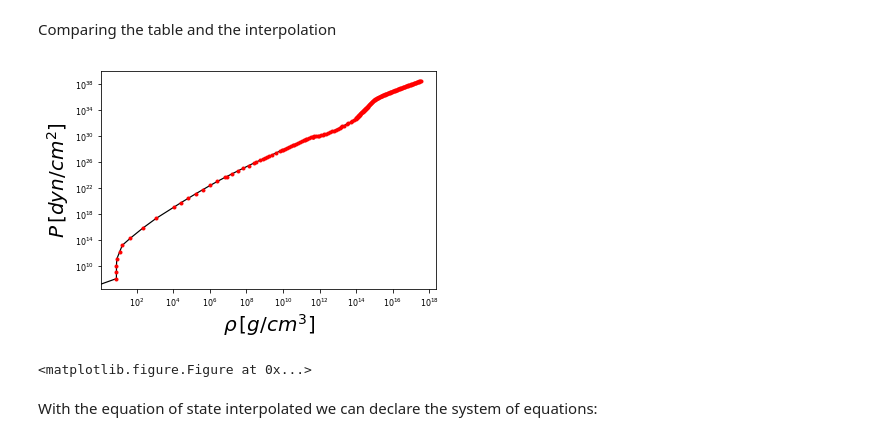
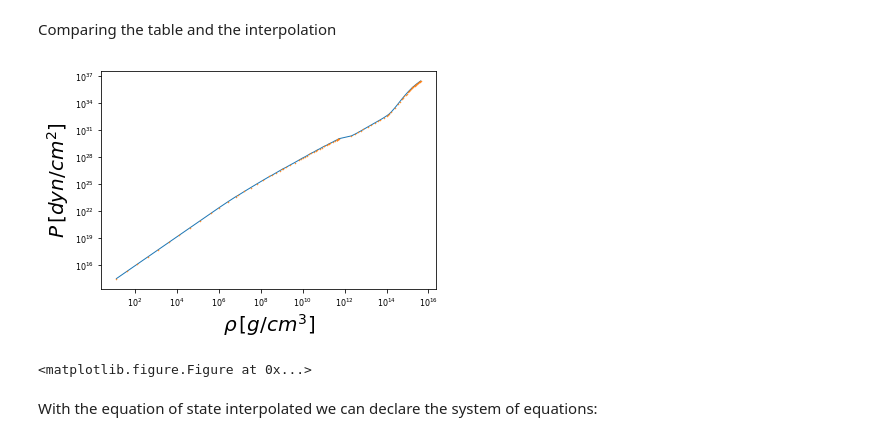
Before and after one commit to DavidRamosSal/stellar_structure, a Jupyter notebook: Numeric static solution_one.ipynb, the cells around one changed output. Drawn from its saved outputs; the diff is of its cells as text; code cells hidden in the pictures.

```diff
--- a/Numeric static solution_one.ipynb
+++ b/Numeric static solution_one.ipynb
@@ -65,42 +65,43 @@ pdim=Sigma*c**2 # Dimensions of pressure
 # %% [markdown]
 loading the equation of state and interpolating it linearly
 # %%
-rhoEoS,PEoS=np.loadtxt('EOSFull_NL3_BPS02.dat',usecols=(0,1),unpack=True)
-
+rhoEoS,PEoS=np.loadtxt('EOS/sly.dat',usecols=(2,1),unpack=True)
+#P_SLy=interpolate.interp1d(rhoSLy/Sigma,(PSLy*c**2)/pdim)
+#rho_SLy=interpolate.interp1d((PSLy*c**2)/pdim,rhoSLy/Sigma)
 # Interpolating P
 
 def P_EoS(r):
-    pp=interpolate.interp1d(rhoEoS/Sigma,PEoS/pdim)
+    pp=interpolate.interp1d(rhoSLy/Sigma,(PSLy*c**2)/pdim,kind='cubic')
     return pp(r)
 
 
 # Interpolating Rho
 
 def rho_EoS(r):
-    rhorho=interpolate.interp1d(PEoS/pdim,rhoEoS/Sigma)
+    rhorho=interpolate.interp1d((PSLy*c**2)/pdim,rhoSLy/Sigma,kind='cubic')
     return rhorho(r)
 # %% [markdown]
 Comparing the table and the interpolation
 # %%
 plt.rc('axes', labelsize=20)
 plt.rc('xtick', labelsize=8)
 plt.rc('ytick', labelsize=8)
 
 fig=plt.figure()
 ax = fig.add_subplot(1, 1, 1)
 
-plt.loglog(rhoEoS,P_EoS(rhoEoS/Sigma)*pdim,'k-', \
-           linewidth=1.2,label="Interpolation") # Interpolación
-plt.loglog(rhoEoS,PEoS,'ro', \
-           markersize=3,label='Data') # Valores de la tabla
+plt.loglog(rhoEoS,P_EoS(rhoEoS/Sigma)*pdim,'-', \
+           linewidth=1,label="SLy")
+plt.loglog(rhoEoS,PEoS*c**2,'o', \
+           markersize=0.5)
 plt.xlabel(r'$\rho\,[g/cm^3]$')
 plt.ylabel(r'$P\,[dyn/cm^{2}]$')
-plt.savefig('NL3EoS.png', format='png', dpi=1000)
+plt.savefig('SLyEoS.png', format='png', dpi=1000)
 #plt.savefig('NL3EoS.eps')
 plt.show()
 plt.clf()
 # %% [output]
-[figure, old version]
+[figure, new version]
 <matplotlib.figure.Figure at 0x...>
 # %% [markdown]
 With the equation of state interpolated we can declare the system of equations:
```
Also changed, not shown: parts of 4 cells of this notebook, 10 other files.
